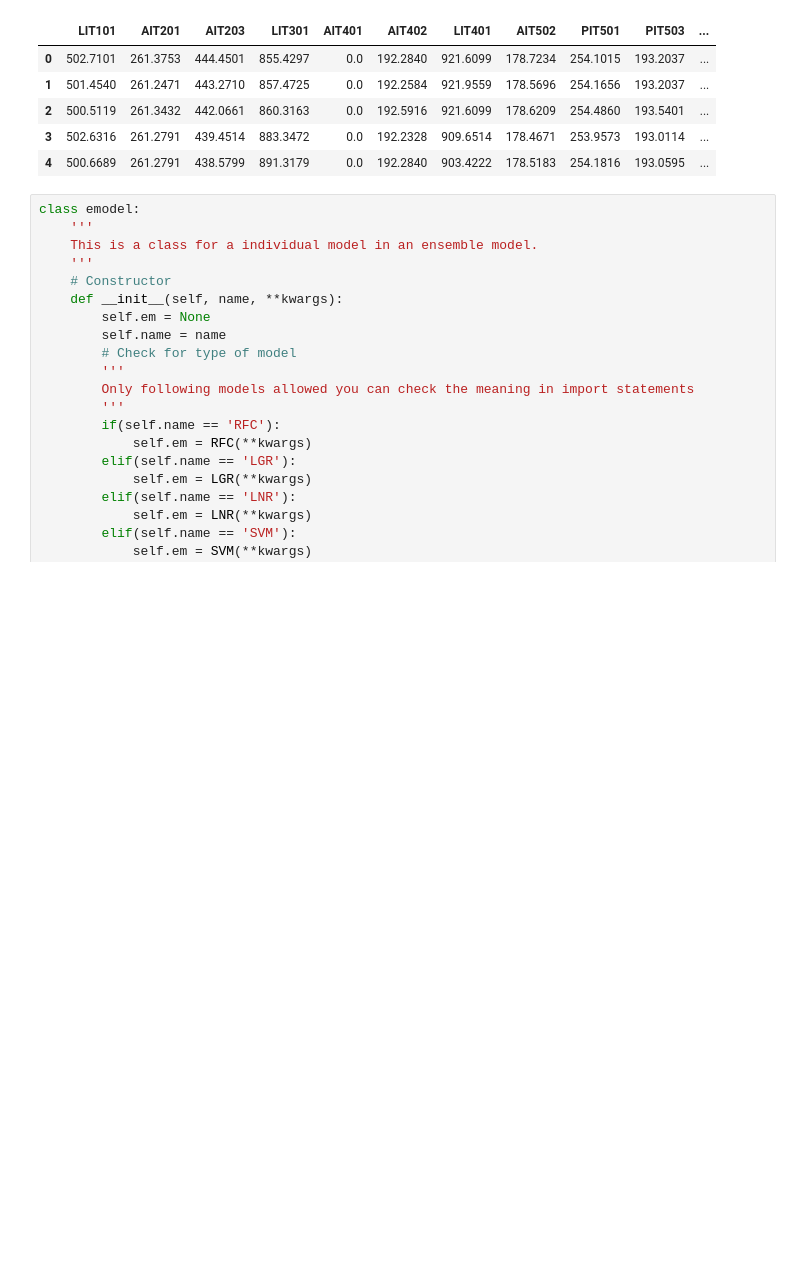
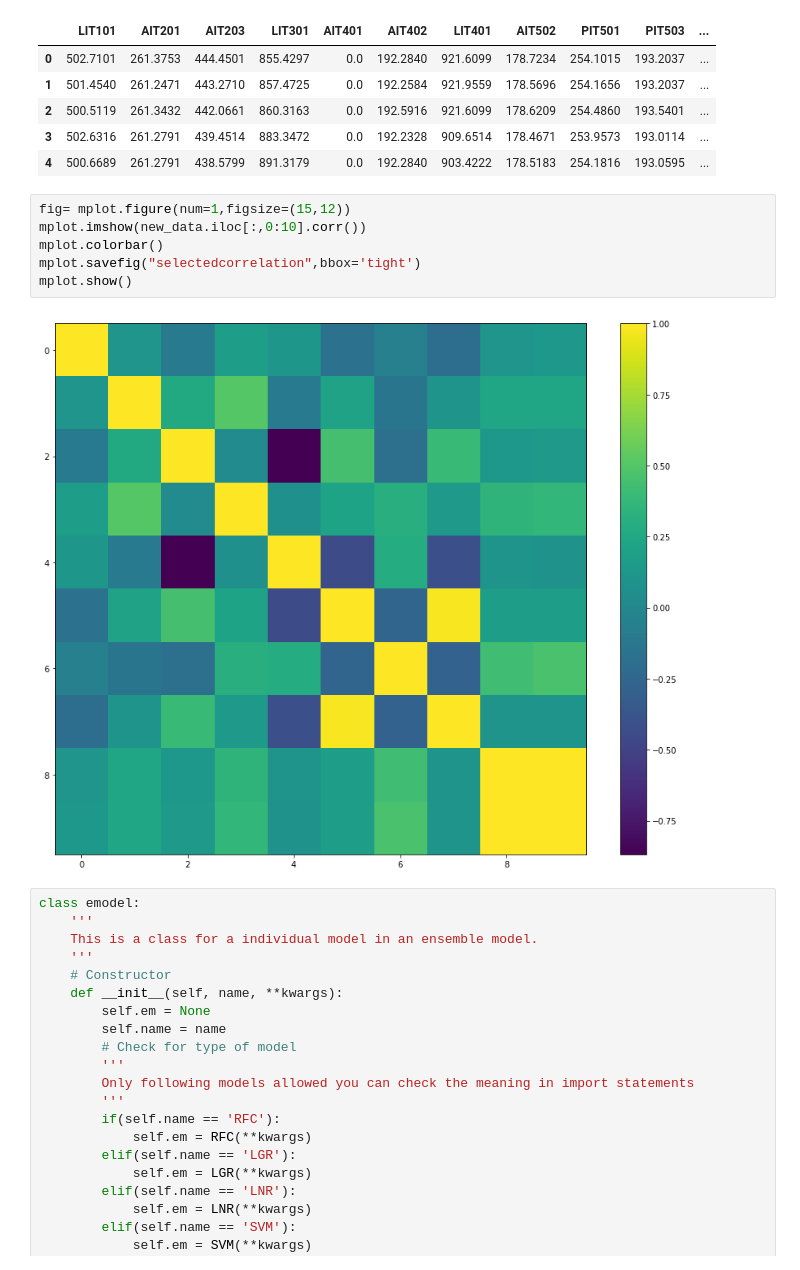
Before and after one commit to nitinvbharti/SWAT_data_Attack_Prediction, a Jupyter notebook: hw4.ipynb, the cells around one changed output. Cells and saved outputs as stored; diff of their text form; blank space fills up the shorter version.

```diff
--- a/hw4.ipynb
+++ b/hw4.ipynb
@@ -161,6 +161,14 @@ new_data.head()
 | 2 | 500.5119 | 261.3432 | 442.0661 | 860.3163 | 0.0 | 192.5916 | 921.6099 | 178.6209 | 254.4860 | 193.5401 | ... |
 | 3 | 502.6316 | 261.2791 | 439.4514 | 883.3472 | 0.0 | 192.2328 | 909.6514 | 178.4671 | 253.9573 | 193.0114 | ... |
 | 4 | 500.6689 | 261.2791 | 438.5799 | 891.3179 | 0.0 | 192.2840 | 903.4222 | 178.5183 | 254.1816 | 193.0595 | ... |
+# %%
+fig= mplot.figure(num=1,figsize=(15,12))
+mplot.imshow(new_data.iloc[:,0:10].corr())
+mplot.colorbar()
+mplot.savefig("selectedcorrelation",bbox='tight')
+mplot.show()
+# %% [output]
+[figure, added]
 # %%
 class emodel:
     '''
```
Also changed, not shown: parts of 18 cells of this notebook, 3 other files.
